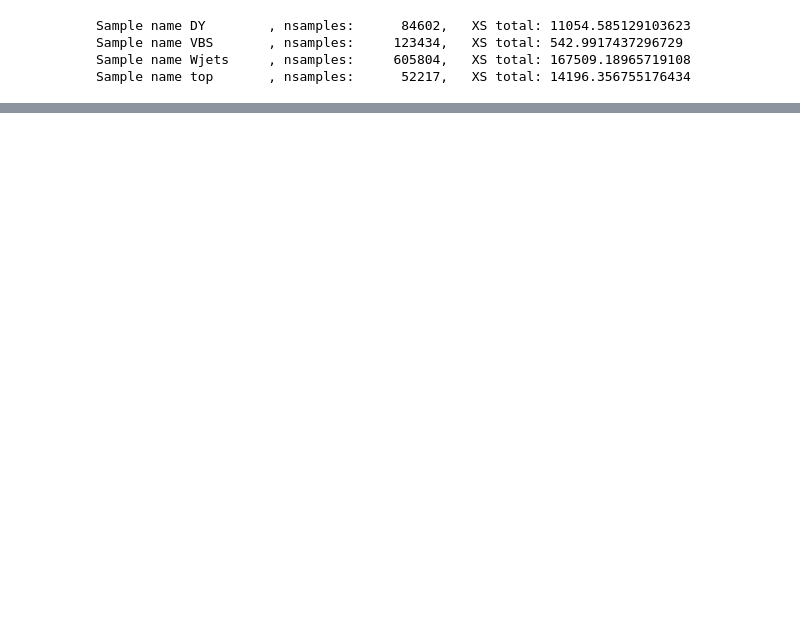
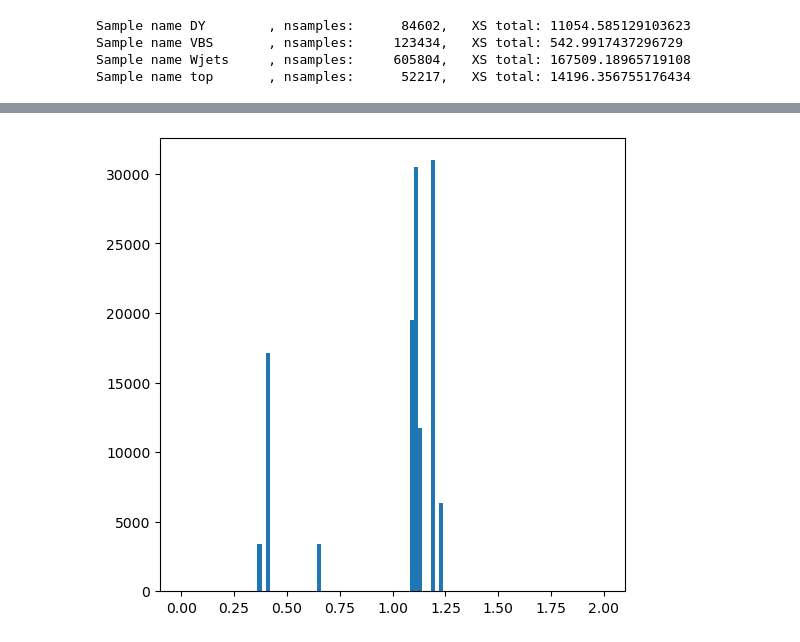
Before and after one commit to UniMiBAnalyses/ML_classification, a Jupyter notebook: DataPreparation.ipynb, the cells around one changed output, grey strips where cells are left out. Cells and saved outputs as stored; diff of their text form; code cells hidden in the pictures; blank space fills up the shorter version.

```diff
--- a/DataPreparation.ipynb
+++ b/DataPreparation.ipynb
@@ -35,0 +65,4 @@ Sample name top       , nsamples:      52217,   XS total: 14196.356755176434
+# %%
+_ = plt.hist(samples["VBS"].XSWeight*(1/samples["VBS"].XSWeight.mean()), bins=100, range=(0,2))
+# %% [output]
+[figure, added]
```
Also changed, not shown: parts of 21 cells of this notebook, 3 other files.
